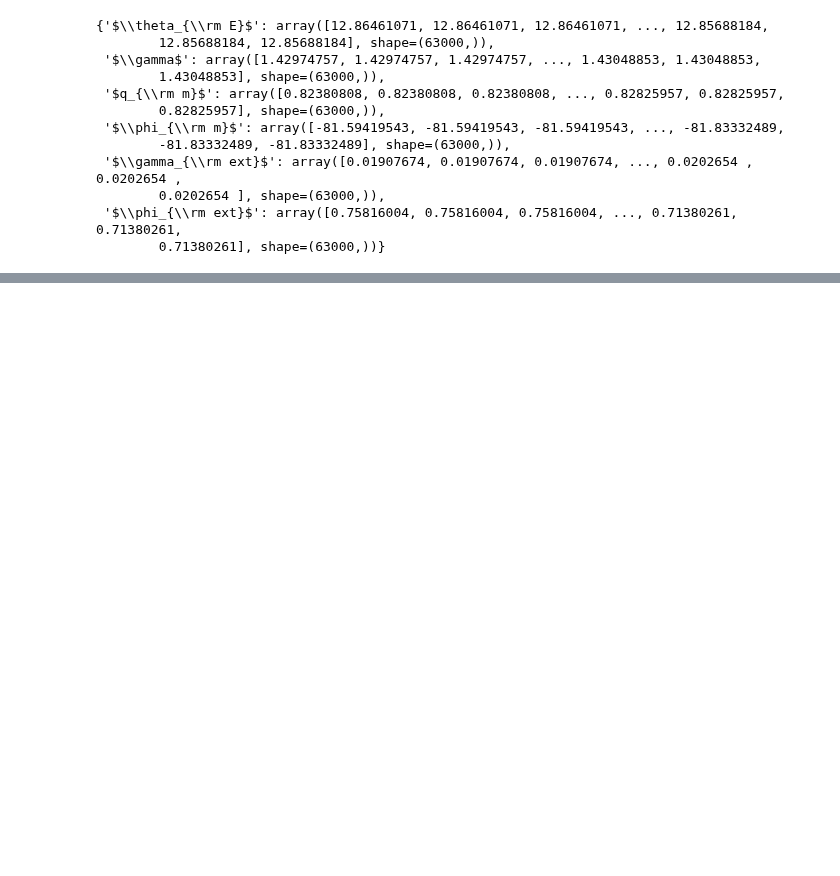
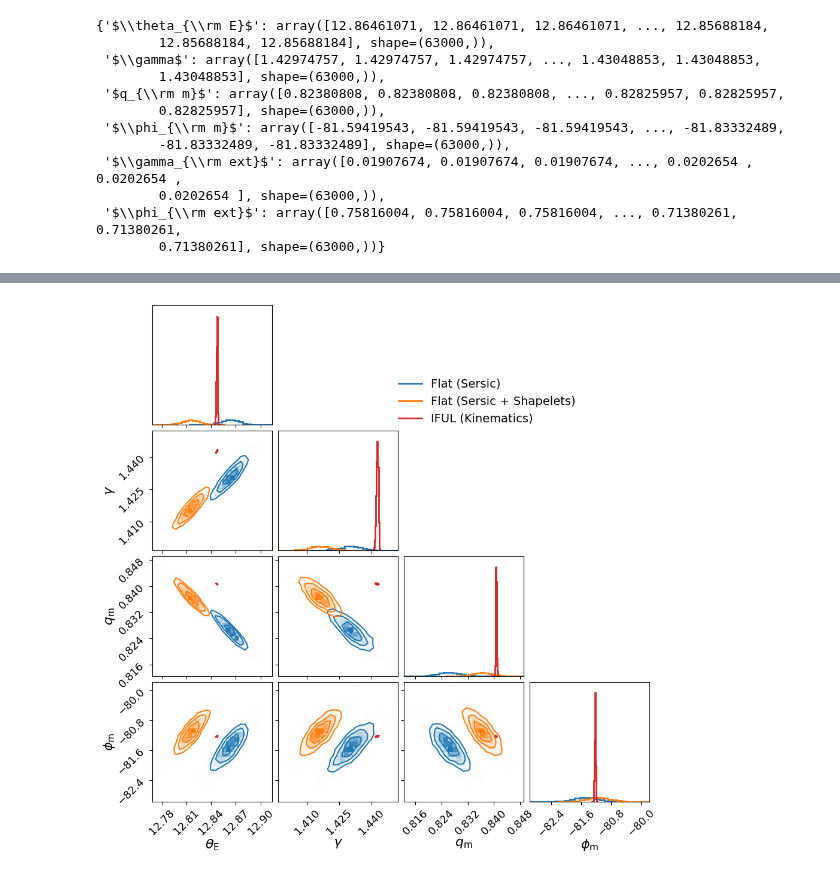
Before and after one commit to williyamshoe/iful, a Jupyter notebook: examples/s4c_compare_dist.ipynb, the cells around one changed output, grey strips where cells are left out. Drawn from its saved outputs; the diff is of its cells as text; code cells hidden in the pictures; blank space fills up the shorter version.

```diff
--- a/examples/s4c_compare_dist.ipynb
+++ b/examples/s4c_compare_dist.ipynb
@@ -20,7 +44,9 @@ flat_chains
  '$\\phi_{\\rm ext}$': array([0.75816004, 0.75816004, 0.75816004, ..., 0.71380261, 0.71380261,
         0.71380261], shape=(63000,))}
 # %%
-with open('s4_models/flatshapelets_chains.pickle', 'rb') as handle:
-    shapelets_chains = pickle.load(handle)
+shapelets_chains = load_chain(
+    's4_models/flatshapelets_chains.pickle',
+    param_names,
+)
 shapelets_chains
 # %% [output]
@@ -39,5 +65,7 @@ shapelets_chains
 # %%
-with open('s4_models/iful_chains.pickle', 'rb') as handle:
-    iful_chains = pickle.load(handle)
+iful_chains = load_chain(
+    's4_models/iful_chains.pickle',
+    param_names,
+)
 iful_chains
 # %% [output]
@@ -55,0 +84,66 @@ iful_chains
+# %%
+# Extract sample arrays for each model
+flat_samples = np.column_stack([flat_chains[p] for p in param_names])
+shapelets_samples = np.column_stack([shapelets_chains[p] for p in param_names])
+iful_samples = np.column_stack([iful_chains[p] for p in param_names])
+
+# Create the figure with the first dataset (flat_chains)
+fig = corner.corner(
+    flat_samples,
+    labels=param_names,
+    color="#1f77b4",          # Sleek Blue
+    plot_datapoints=False,
+    plot_density=True,
+    fill_contours=False,
+    show_titles=False,
+    hist_kwargs={"linewidth": 2},
+    label_kwargs={"fontsize": 16}
+)
+
+# Overlay the second dataset (shapelets_chains)
+corner.corner(
+    shapelets_samples,
+    fig=fig,
+    color="#ff7f0e",          # Vibrant Orange
+    plot_datapoints=False,
+    plot_density=True,
+    fill_contours=False,
+    show_titles=False,
+    hist_kwargs={"linewidth": 2}
+)
+
+# Overlay the third dataset (iful_chains)
+corner.corner(
+    iful_samples,
+    fig=fig,
+    color="#d62728",          # Crimson Red
+    plot_datapoints=False,
+    plot_density=True,
+    fill_contours=False,
+    show_titles=False,
+    hist_kwargs={"linewidth": 2}
+)
+
+for ax in fig.get_axes():
+    ax.tick_params(axis='both', labelsize=13)
+
+# Add custom legend proxy artists
+legend_labels = ["Flat (Sersic)", "Flat (Sersic + Shapelets)", "IFUL (Kinematics)"]
+legend_colors = ["#1f77b4", "#ff7f0e", "#d62728"]
+proxies = [mlines.Line2D([], [], color=color, linewidth=2, label=label)
+           for color, label in zip(legend_colors, legend_labels)]
+
+# Place the legend in the upper-right corner of the figure where the empty space is
+fig.legend(
+    handles=proxies,
+    bbox_to_anchor=(0.85, 0.85),
+    loc="upper right",
+    fontsize=14,
+    frameon=True,
+    facecolor='white',
+    edgecolor='none'
+)
+
+plt.show()
+# %% [output]
+[figure, added]
```
Also changed, not shown: parts of 11 cells of this notebook.
